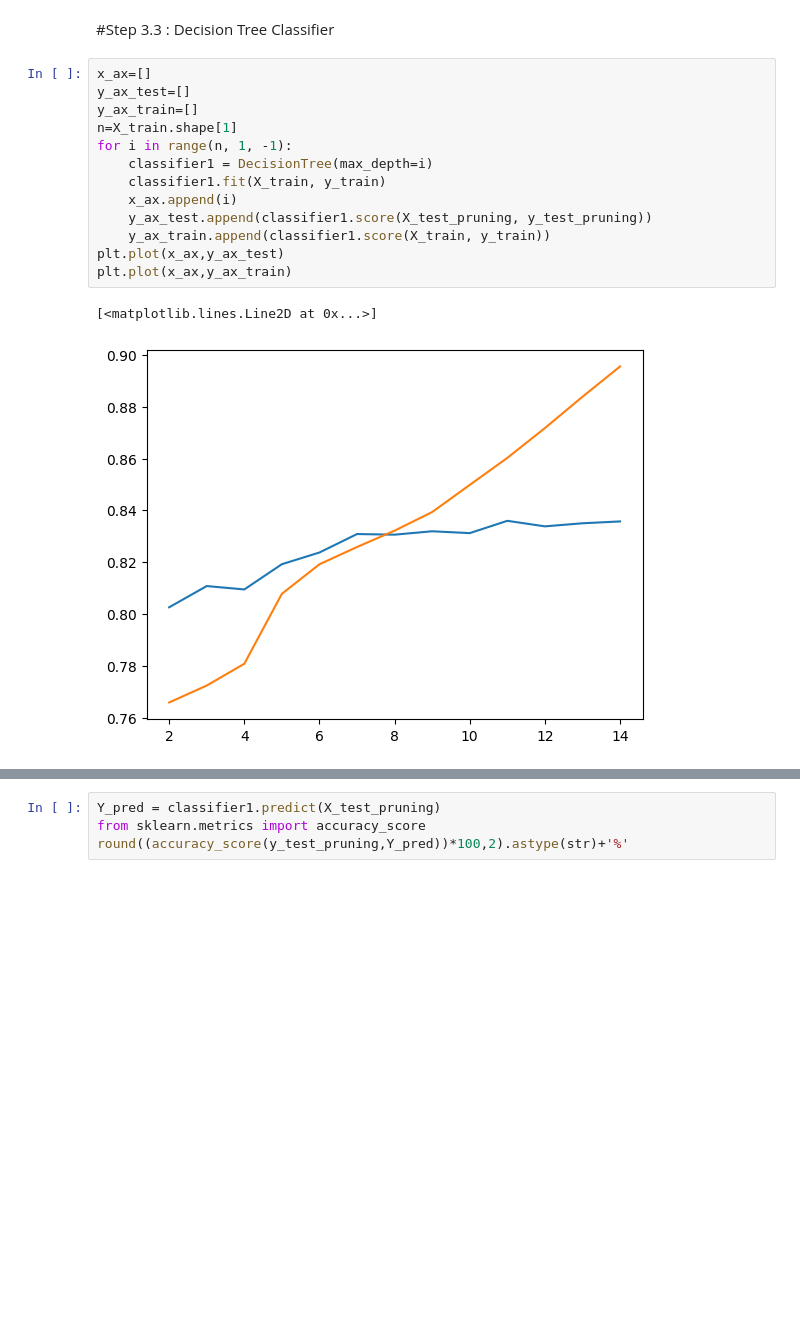
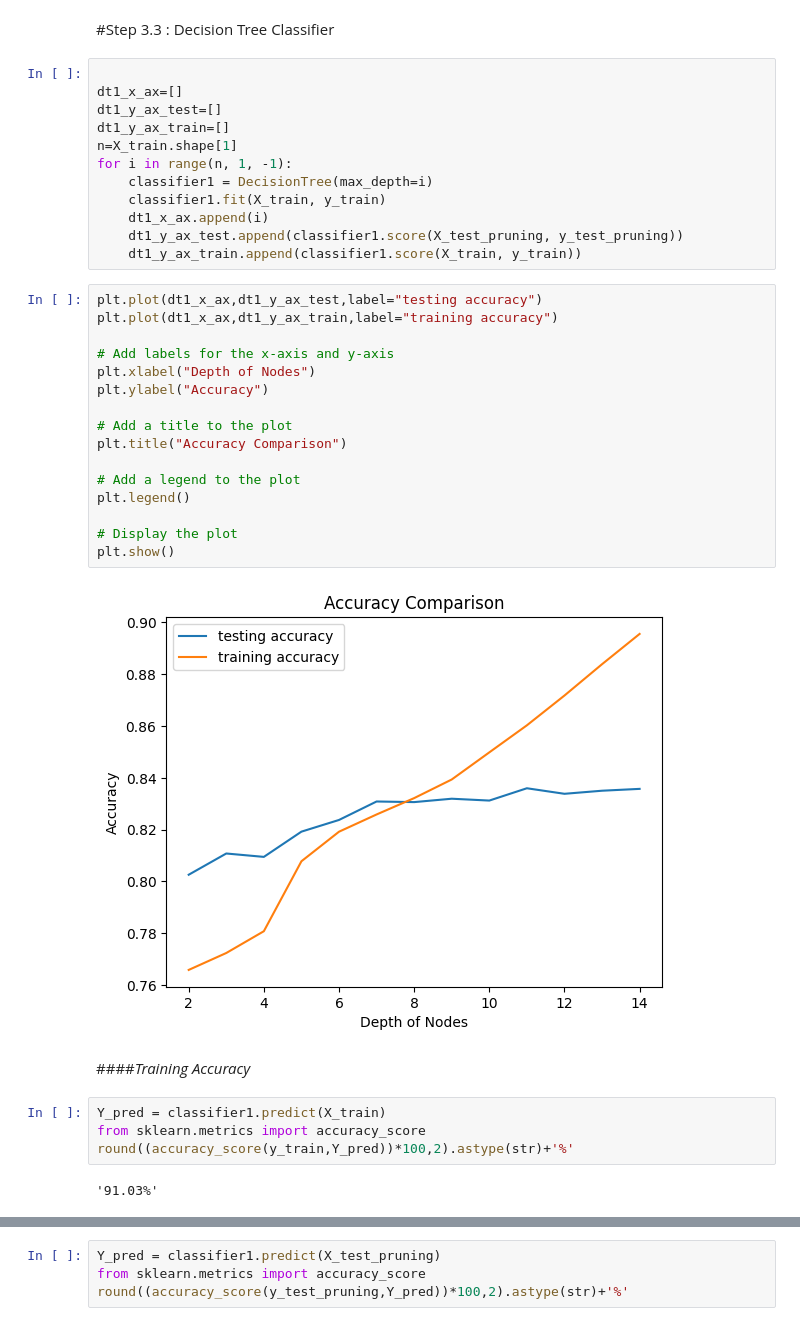
Before and after one commit to Hritik003/Decision-Tree-with-Pruning, a Jupyter notebook: decision_Tree.ipynb, the cells around one changed output, grey strips where cells are left out. Saved outputs shown, nothing was run; the diff lists cells and outputs as text; blank space fills up the shorter version.

```diff
--- a/decision_Tree.ipynb
+++ b/decision_Tree.ipynb
@@ -913,18 +1036,40 @@ Rows of Testing Dataset of y : 8419 Cols of Testing Dataset of y: 1
 # %% [markdown]
 #Step 3.3 : Decision Tree Classifier
 # %%
-x_ax=[]
-y_ax_test=[]
-y_ax_train=[]
+
+dt1_x_ax=[]
+dt1_y_ax_test=[]
+dt1_y_ax_train=[]
 n=X_train.shape[1]
 for i in range(n, 1, -1):
     classifier1 = DecisionTree(max_depth=i)
     classifier1.fit(X_train, y_train)
-    x_ax.append(i)
-    y_ax_test.append(classifier1.score(X_test_pruning, y_test_pruning))
-    y_ax_train.append(classifier1.score(X_train, y_train))
-plt.plot(x_ax,y_ax_test)
-plt.plot(x_ax,y_ax_train)
+    dt1_x_ax.append(i)
+    dt1_y_ax_test.append(classifier1.score(X_test_pruning, y_test_pruning))
+    dt1_y_ax_train.append(classifier1.score(X_train, y_train))
-# %% [output]
-[<matplotlib.lines.Line2D at 0x...>]
-[figure, removed]
+# %%
+plt.plot(dt1_x_ax,dt1_y_ax_test,label="testing accuracy")
+plt.plot(dt1_x_ax,dt1_y_ax_train,label="training accuracy")
+
+# Add labels for the x-axis and y-axis
+plt.xlabel("Depth of Nodes")
+plt.ylabel("Accuracy")
+
+# Add a title to the plot
+plt.title("Accuracy Comparison")
+
+# Add a legend to the plot
+plt.legend()
+
+# Display the plot
+plt.show()
+# %% [output]
+[figure, added]
+# %% [markdown]
+####*Training Accuracy*
+# %%
+Y_pred = classifier1.predict(X_train)
+from sklearn.metrics import accuracy_score
+round((accuracy_score(y_train,Y_pred))*100,2).astype(str)+'%'
+# %% [output]
+'91.03%'
```
Also changed, not shown: parts of 72 cells of this notebook.
